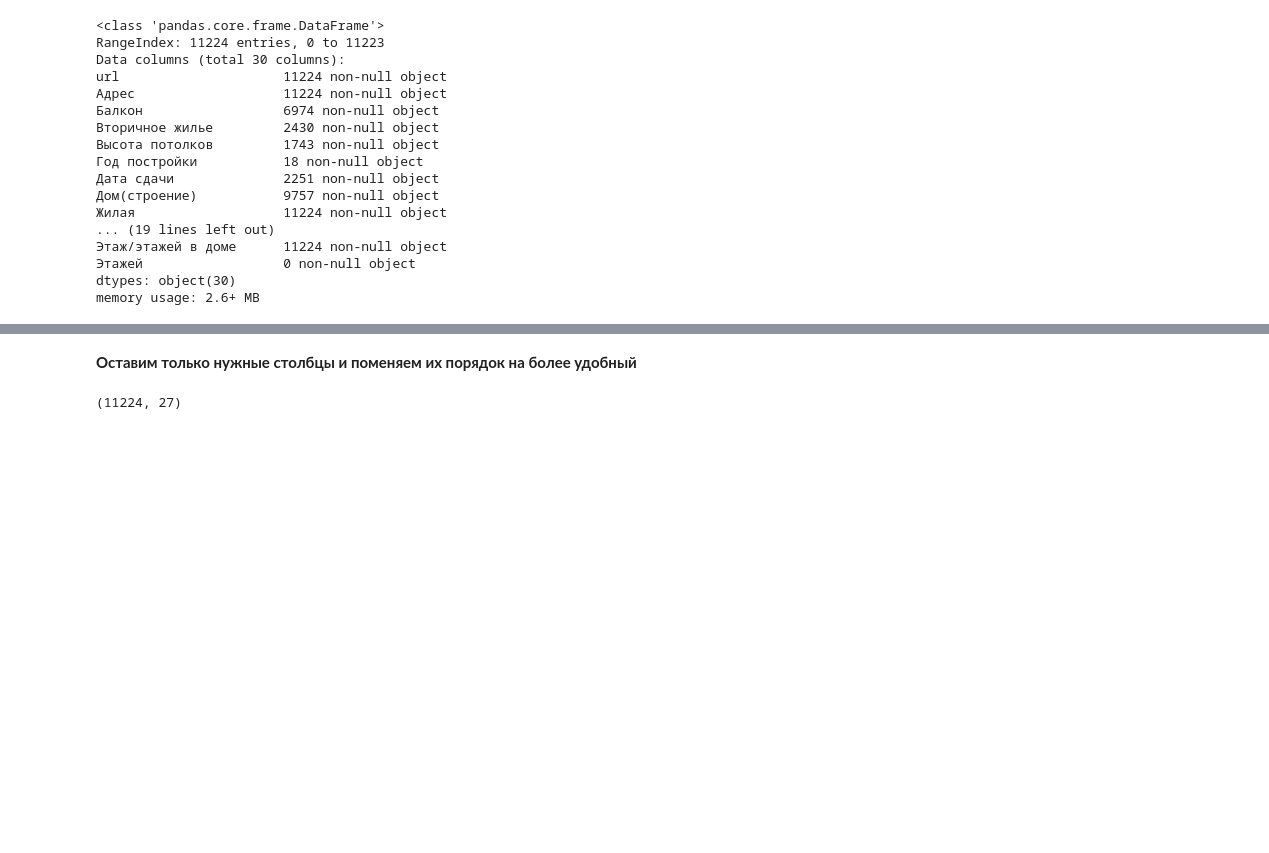
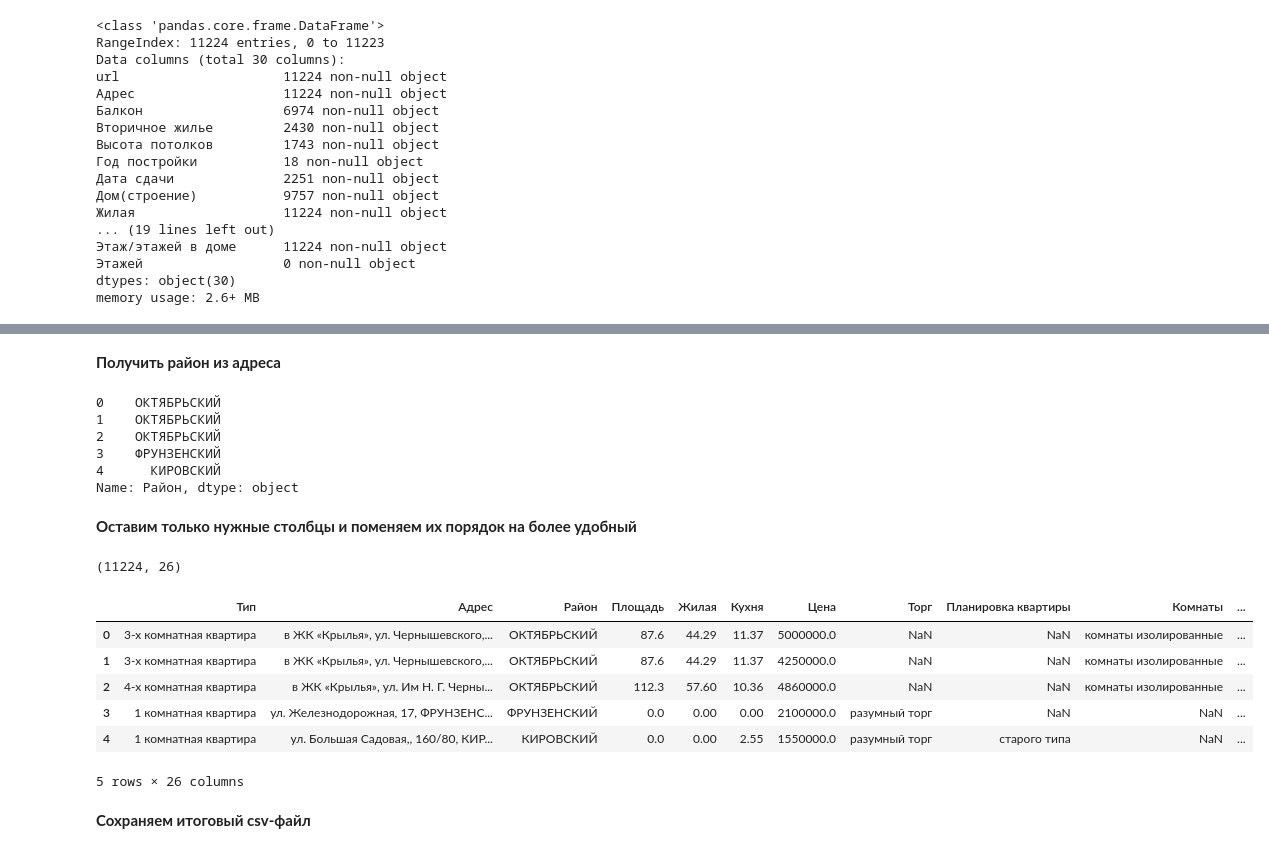
Before and after one commit to tarasovnm/kvadrat64_analysis, a Jupyter notebook: Data cleaning and preparation.ipynb, the cells around one changed output, grey strips where cells are left out. Cells and saved outputs as stored; diff of their text form; code cells hidden in the pictures; blank space fills up the shorter version.

```diff
--- a/Data cleaning and preparation.ipynb
+++ b/Data cleaning and preparation.ipynb
@@ -168,0 +214,20 @@ memory usage: 2.6+ MB
+# %%
+# Площадь
+data_flats['Площадь'] = data_flats['Площадь'].apply(parse_area)
+# Жилая
+data_flats['Жилая'] = data_flats['Жилая'].apply(parse_area)
+# Кухня
+data_flats['Кухня'] = data_flats['Кухня'].apply(parse_area)
+# Цена
+data_flats['Цена'] = data_flats['Цена'].apply(parse_price)
+# Высота потолков
+data_flats['Высота потолков'] = data_flats['Высота потолков'].apply(parse_ceiling_height)
+# Этаж/этажей в доме
+data_flats['Этажей'] = data_flats['Этаж/этажей в доме'].apply(parse_floor)
+data_flats['Этажей в доме'] = data_flats['Этаж/этажей в доме'].apply(parse_num_of_floors)
+# Год - объединяем 'Вторичное жилье', 'Год постройки', 'Дата сдачи'
+data_flats['Год'] = data_flats['Вторичное жилье'].apply(str) + data_flats['Год постройки'].apply(str) \
+                    + data_flats['Дата сдачи'].apply(str)
+data_flats['Год'] = data_flats['Год'].apply(parse_year)
+
+data_flats[['Площадь', 'Жилая', 'Кухня', 'Цена', 'Высота потолков', 'Этажей', 'Этажей в доме', 'Год']].head()
@@ -169,15 +241,45 @@ memory usage: 2.6+ MB
+# %% [markdown]
+**Получить район из адреса**
+# %%
+def parse_district(address_string):
+    district_pattern = r'\s[А-Я]+,'
+    address_string = str(address_string)
+    match = re.search(district_pattern, address_string)
+    return match[0].replace(',','').strip() if match else ''
+# %%
+data_flats['Район'] = data_flats['Адрес'].apply(parse_district)
+data_flats['Район'].head()
+# %% [output]
+0    ОКТЯБРЬСКИЙ
+1    ОКТЯБРЬСКИЙ
+2    ОКТЯБРЬСКИЙ
+3    ФРУНЗЕНСКИЙ
+4      КИРОВСКИЙ
+Name: Район, dtype: object
 # %% [markdown]
 **Оставим только нужные столбцы и поменяем их порядок на более удобный**
 # %%
-arranged_columns = ['Тип', 'Адрес', 'Площадь', 'Жилая', 'Кухня', 'Цена', 'Торг',
+arranged_columns = ['Тип', 'Адрес', 'Район', 'Площадь', 'Жилая', 'Кухня', 'Цена', 'Торг',
                     'Планировка квартиры', 'Комнаты', 'Санузел', 'Высота потолков', 'Окна', 'Балкон',
                     'Дом(cтроение)', 'Этаж/этажей в доме', 'Лифт', 'Мусоропровод',
-                    'Стадия строительства', 'Вторичное жилье', 'Год постройки', 'Дата сдачи', 'Застройщик',
+                    'Стадия строительства', 'Год', 'Застройщик',
                     'Ипотека', 'Продажа',
                     'Создано', 'Обновлено', 'url']
 data_flats = data_flats[arranged_columns]
 data_flats.shape
 # %% [output]
-(11224, 27)
+(11224, 26)
+# %%
+data_flats.head()
+# %% [output]
+|  | Тип | Адрес | Район | Площадь | Жилая | Кухня | Цена | Торг | Планировка квартиры | Комнаты | ... |
+| 0 | 3-х комнатная квартира | в ЖК «Крылья», ул. Чернышевского,... | ОКТЯБРЬСКИЙ | 87.6 | 44.29 | 11.37 | 5000000.0 | NaN | NaN | комнаты изолированные | ... |
+| 1 | 3-х комнатная квартира | в ЖК «Крылья», ул. Чернышевского,... | ОКТЯБРЬСКИЙ | 87.6 | 44.29 | 11.37 | 4250000.0 | NaN | NaN | комнаты изолированные | ... |
+| 2 | 4-х комнатная квартира | в ЖК «Крылья», ул. Им Н. Г. Черны... | ОКТЯБРЬСКИЙ | 112.3 | 57.60 | 10.36 | 4860000.0 | NaN | NaN | комнаты изолированные | ... |
+| 3 | 1 комнатная квартира | ул. Железнодорожная, 17, ФРУНЗЕНС... | ФРУНЗЕНСКИЙ | 0.0 | 0.00 | 0.00 | 2100000.0 | разумный торг | NaN | NaN | ... |
+| 4 | 1 комнатная квартира | ул. Большая Садовая,, 160/80, КИР... | КИРОВСКИЙ | 0.0 | 0.00 | 2.55 | 1550000.0 | разумный торг | старого типа | NaN | ... |
+5 rows × 26 columns
+# %% [markdown]
+**Сохраняем итоговый csv-файл**
 # %%
 data_flats.to_csv('data_flats.csv', sep=';', index = None, header=True)
```
Also changed, not shown: parts of 12 cells of this notebook.
